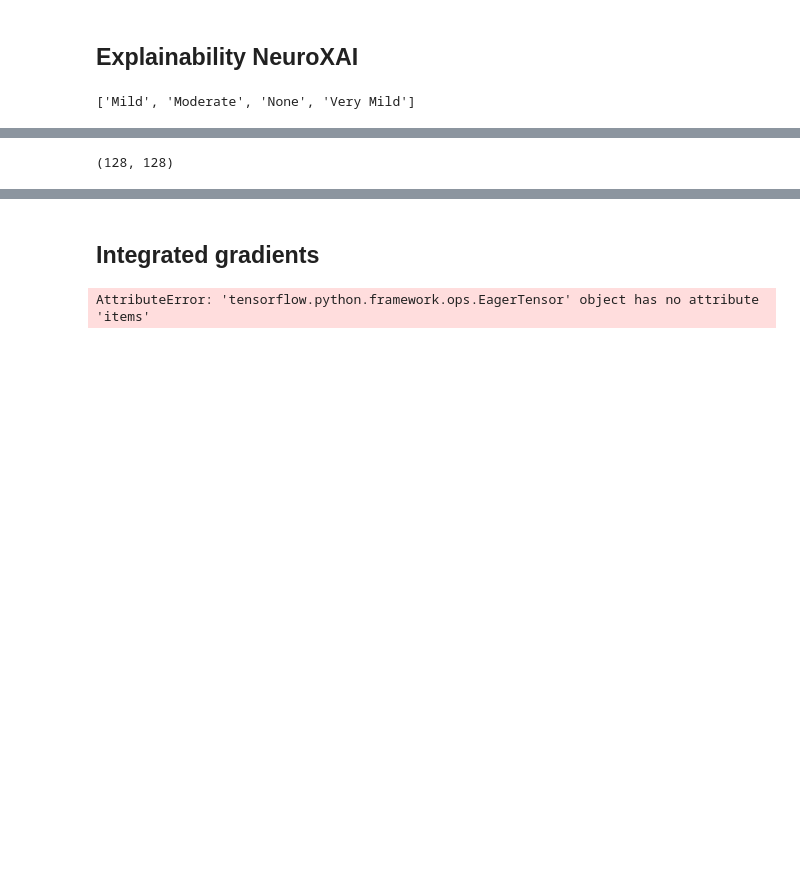
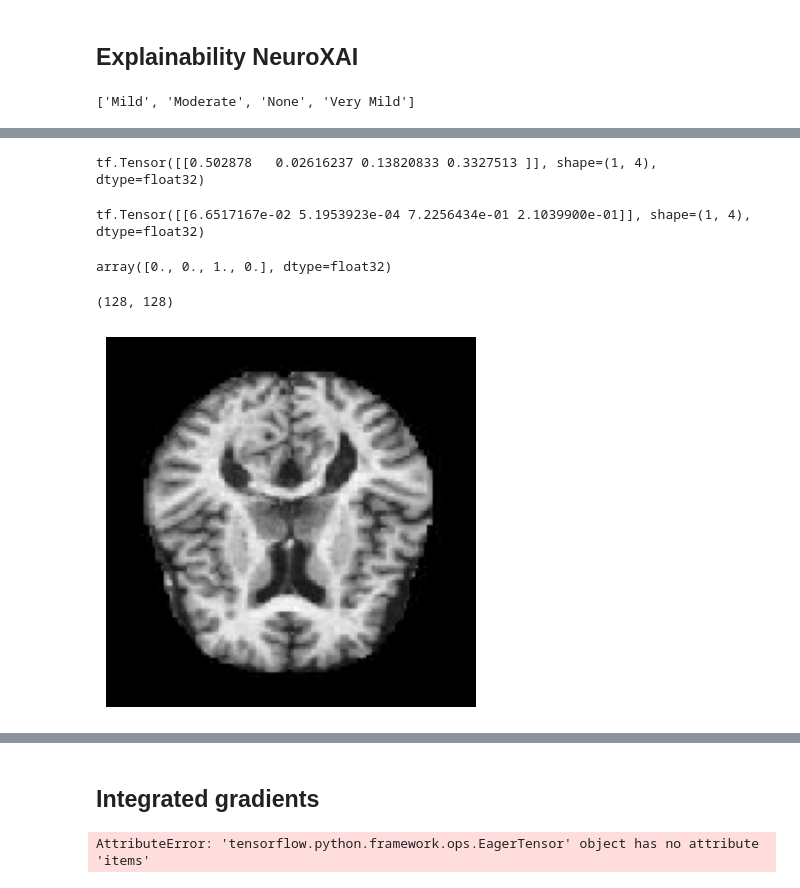
Before and after one commit to genandlam/kaggle-alzheimer-mri, a Jupyter notebook: augmented-alzheimer-mri.ipynb, the cells around one changed output, grey strips where cells are left out. Cells and saved outputs as stored; diff of their text form; code cells hidden in the pictures; blank space fills up the shorter version.

```diff
--- a/augmented-alzheimer-mri.ipynb
+++ b/augmented-alzheimer-mri.ipynb
@@ -460,9 +467,18 @@ def compute_grads(model, io_imgs_, class_id, LAYER_NAME=None, MODALITY='Very Mil
 # %%
-data, y_true = next(test_gen)
+# mild
 #io_imgs = load_images_2d(df_o.image_path[2])
-#class_id =df_o.category[0]
-#X_new = np.array([0,1,0,0], dtype=np.float32)
-vanilla_grad=compute_grads(model, data[4],y_true[4], LAYER_NAME=None, MODALITY="Very Mild", XAI_MODE="classification")[0]
+vanilla_grad=compute_grads(model, data[2],y_true[2], LAYER_NAME=None, MODALITY="Mild", XAI_MODE="classification")[0]
+# %% [output]
+tf.Tensor([[0.502878   0.02616237 0.13820833 0.3327513 ]], shape=(1, 4), dtype=float32)
+# %%
+# None
+vanilla_grad=compute_grads(model, data[1],y_true[1], LAYER_NAME=None, MODALITY="None", XAI_MODE="classification")[0]
+# %% [output]
+tf.Tensor([[6.6517167e-02 5.1953923e-04 7.2256434e-01 2.1039900e-01]], shape=(1, 4), dtype=float32)
+# %%
+y_true[1]
+# %% [output]
+array([0., 0., 1., 0.], dtype=float32)
 # %%
 # Visualization methods
 def show_image(im, TITLE='', AX=None):
@@ -508,6 +518,10 @@ vanilla_gradient = visualize_tensor(vanilla_grad)
 vanilla_gradient.shape
 # %% [output]
 (128, 128)
+# %%
+show_gray_image(data[2], TITLE='', AX=None)
+# %% [output]
+[figure, added]
 # %%
 show_gray_image(vanilla_gradient, TITLE='', AX=None)
 # %% [output]
```
Also changed, not shown: parts of 8 cells of this notebook.
